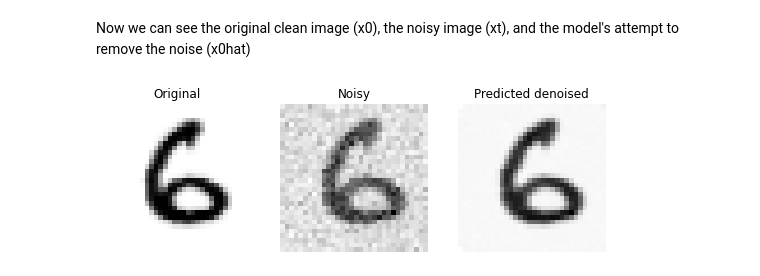
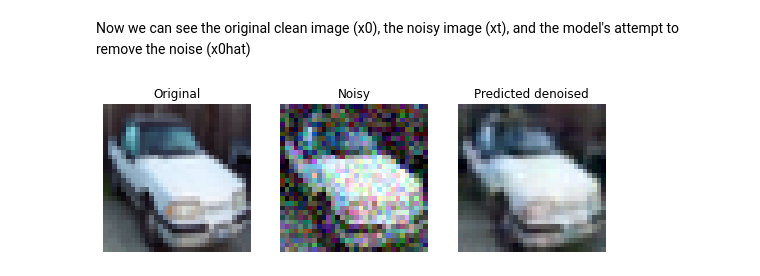
Before and after one commit to fastai/fastdiffusion, a Jupyter notebook: nbs/Diffusion_models_with_fastai.ipynb, the cells around one changed output. Drawn from its saved outputs; the diff is of its cells as text; code cells hidden in the pictures.

Commit message:
fixes to DDPM+fastai notebook

```diff
--- a/nbs/Diffusion_models_with_fastai.ipynb
+++ b/nbs/Diffusion_models_with_fastai.ipynb
@@ -106,7 +113,7 @@ model = Unet(dim=32,channels=1)
 # %% [markdown]
 Now we can create a fastai Learner with our DataLoaders, Callback (with the appropriate number of timesteps and noise schedule) and the simple MSE loss that we use to train DDPM.
 # %%
-ddpm_learner = Learner(dls, model, cbs=[DDPMCallback(n_steps=1000, beta_min=0.0001, beta_max=0.02, tensor_type=TensorImageBW)], loss_func=nn.MSELoss())
+ddpm_learner = Learner(dls, model, cbs=[DDPMCallback(n_steps=1000, beta_min=0.0001, beta_max=0.02)], loss_func=nn.MSELoss())
 # %% [markdown]
 Let's use fastai's amazing LR finder to select a good LR for training:
 # %%
@@ -118,6 +125,6 @@ SuggestedLRs(valley=4.365158383734524e-05)
 # %% [markdown]
 And now let's train with one-cycle LR schedule:
 # %%
-ddpm_learner.fit_one_cycle(3,3e-4)
+ddpm_learner.fit_one_cycle(10,3e-4)
 # %% [output]
 | epoch | train_loss | valid_loss | time |
@@ -131,3 +149,5 @@ ddpm_learner.recorder.plot_loss()
+# %%
+ddpm_learner = ddpm_learner.load('cifar10-test')
 # %% [markdown]
 ## Sample generation
 
@@ -146,7 +173,7 @@ Awesome, we got a simple MNIST digit!
 # %% [markdown]
 Another useful thing to check is the prediction of the completely denoised image at some timestep. Our sampling takes our prediction of noise in the image but takes only a fraction of it to remove from the noisy image during the iterative process. But we can also try to see the full denoising prediction by fully subtracting out the prediction. Of course, at higher noise levels this will be inaccurate, but at lower noise levels it should be quite accurate.
 # %%
-eps = TensorImageBW(xb)
+eps = TensorImage(xb)
 x0 = yb # original images
 batch_size = x0.shape[0]
 with torch.no_grad():
@@ -164,8 +191,8 @@ np.where((t==73).cpu())
 Now we can see the original clean image (x0), the noisy image (xt), and the model's attempt to remove the noise (x0hat)
 # %%
 ctxs = get_grid(3,1,3)
-ax1 = x0[5].show(ctx=ctxs[0], title='Original')
-ax2 = xt[5].show(ctx=ctxs[1], title='Noisy')
-ax3 = x0hat[5].show(ctx=ctxs[2], title='Predicted denoised')
+ax1 = dls.after_batch.decode((x0,))[0][42].show(ctx=ctxs[0], title='Original')
+ax2 =  dls.after_batch.decode((xt,))[0][42].show(ctx=ctxs[1], title='Noisy')
+ax3 =  dls.after_batch.decode((x0hat,))[0][42].show(ctx=ctxs[2], title='Predicted denoised')
 # %% [output]
-[figure, old version]
+[figure, new version]
```
Also changed, not shown: parts of 18 cells of this notebook.
